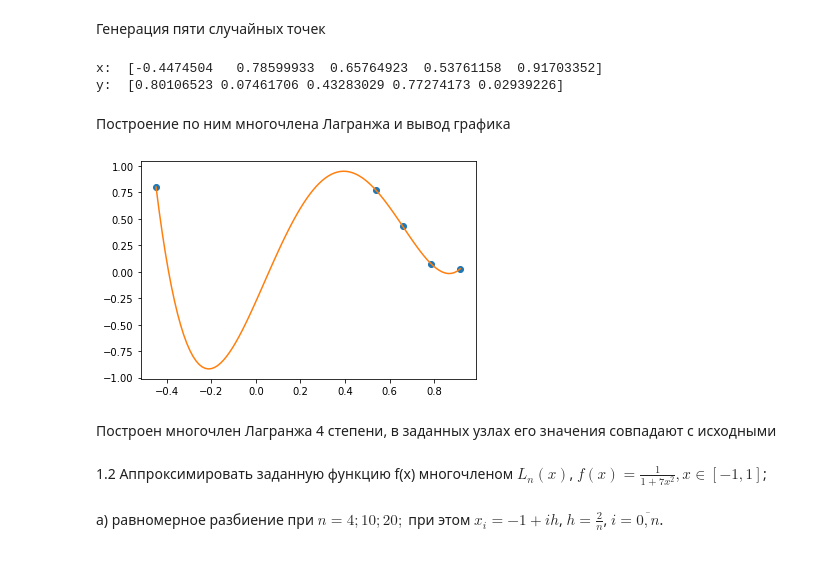
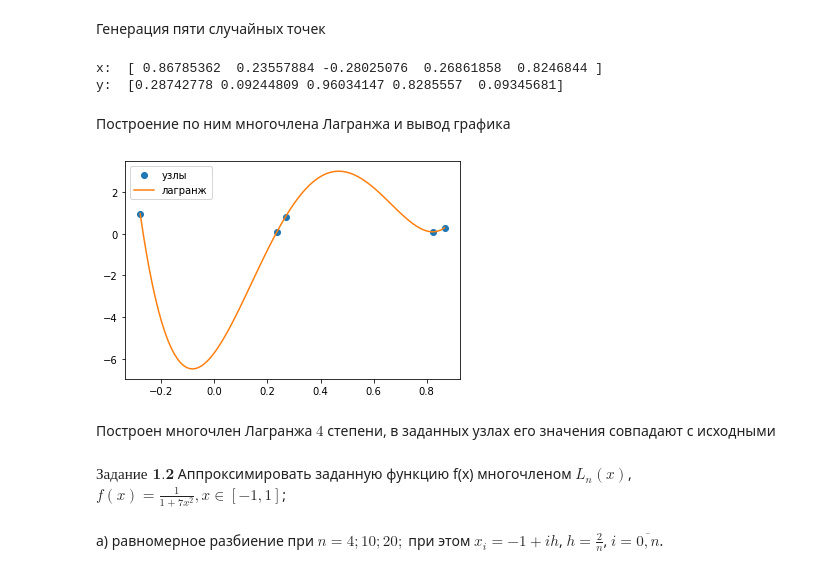
Before and after one commit to mb1te/cm, a Jupyter notebook: lab2.ipynb, the cells around one changed output. Drawn from its saved outputs; the diff is of its cells as text; code cells hidden in the pictures.

```diff
--- a/lab2.ipynb
+++ b/lab2.ipynb
@@ -28,25 +29,27 @@ def get_lagrange_value(x, y, t):
 # %% [markdown]
 Генерация пяти случайных точек
 # %%
-gen_x = np.random.uniform(-1, 1, 5)
-gen_y = np.random.uniform(0, 1, 5)
+gen_x = 2 * np.random.random(5) - 1
+gen_y = np.random.random(5)
 print("x: ", gen_x, "\ny: ", gen_y)
 # %% [output]
-x:  [-0.4474504   0.78599933  0.65764923  0.53761158  0.91703352]
-y:  [0.80106523 0.07461706 0.43283029 0.77274173 0.02939226]
+x:  [ 0.86785362  0.23557884 -0.28025076  0.26861858  0.8246844 ]
+y:  [0.28742778 0.09244809 0.96034147 0.8285557  0.09345681]
 # %% [markdown]
 Построение по ним многочлена Лагранжа и вывод графика
 # %%
 x_coords = np.linspace(np.min(gen_x), np.max(gen_x), 100)
 y_coords = [get_lagrange_value(gen_x, gen_y, i) for i in x_coords]
-plt.plot(gen_x, gen_y, 'o', x_coords, y_coords)
+plt.plot(gen_x, gen_y, 'o', label="узлы")
+plt.plot(x_coords, y_coords, label="лагранж")
+plt.legend()
 plt.show()
 # %% [output]
-[figure, old version]
+[figure, new version]
 # %% [markdown]
-Построен многочлен Лагранжа 4 степени, в заданных узлах его значения совпадают с исходными
+Построен многочлен Лагранжа $4$ степени, в заданных узлах его значения совпадают с исходными
 # %% [markdown]
-1.2 Аппроксимировать заданную функцию f(x) многочленом $L_n(x)$,
+$\textbf{Задание 1.2}$ Аппроксимировать заданную функцию f(x) многочленом $L_n(x)$,
 $f(x) = \frac{1}{1+7x^2}, x \in [-1,1]$;
 # %% [markdown]
 а) равномерное разбиение при $n = 4; 10; 20;$ при этом $x_i=-1+ih$, $h=\frac{2}{n}$, $i = \overline{0, n}$.
```
Also changed, not shown: parts of 22 cells of this notebook.
